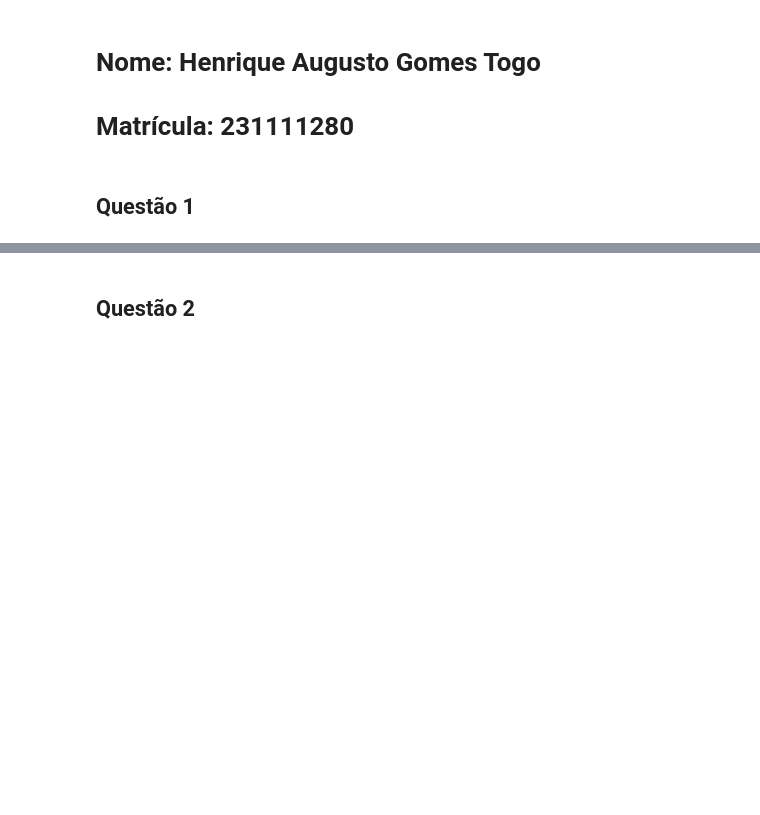
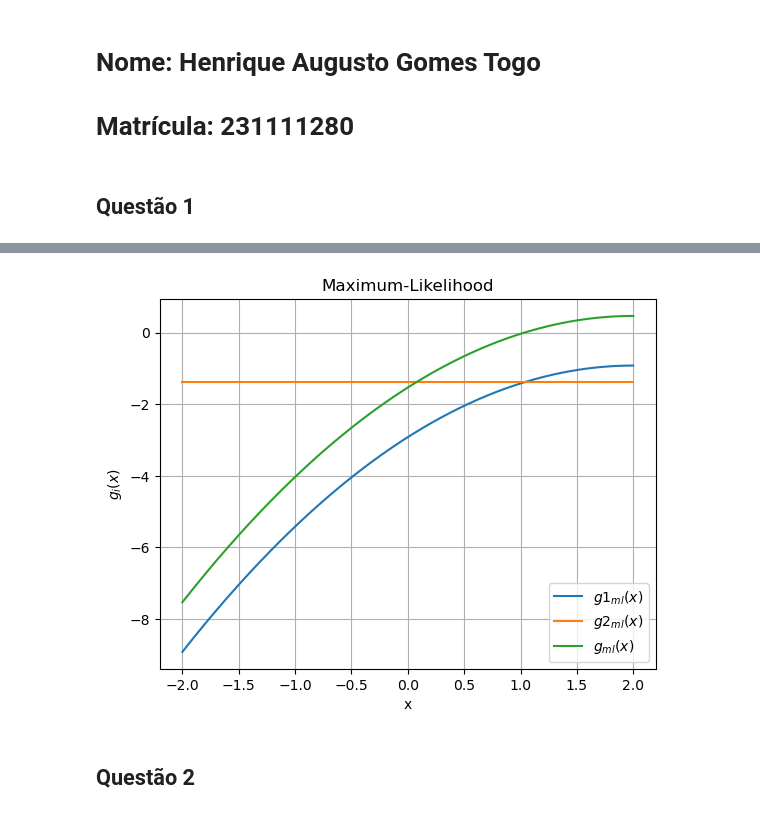
Before and after one commit to HenriqueTogo/machine-learning, a Jupyter notebook: Lista02/lista_02_231111280.ipynb, the cells around one changed output, grey strips where cells are left out. Saved outputs shown, nothing was run; the diff lists cells and outputs as text; code cells hidden in the pictures; blank space fills up the shorter version.

```diff
--- a/Lista02/lista_02_231111280.ipynb
+++ b/Lista02/lista_02_231111280.ipynb
@@ -52,3 +65,19 @@ plt.show()
+# %%
+g1_ml = np.log(gauss_x)
+g2_ml = np.log(uniform_x)
+g_ml = g1_ml - g2_ml
+# %%
+plt.plot(x, g1_ml)
+plt.plot(x, g2_ml)
+plt.plot(x, g_ml)
+plt.legend(['$g1_{ml}(x)$', '$g2_{ml}(x)$', '$g_{ml}(x)$'])
+plt.title('Maximum-Likelihood')
+plt.xlabel('x')
+plt.ylabel('$g_{i}(x)$')
+plt.grid('on')
+plt.show()
+# %% [output]
+[figure, added]
 # %% [markdown]
 ## Questão 2
 # %%
```
Also changed, not shown: parts of 3 cells of this notebook.
